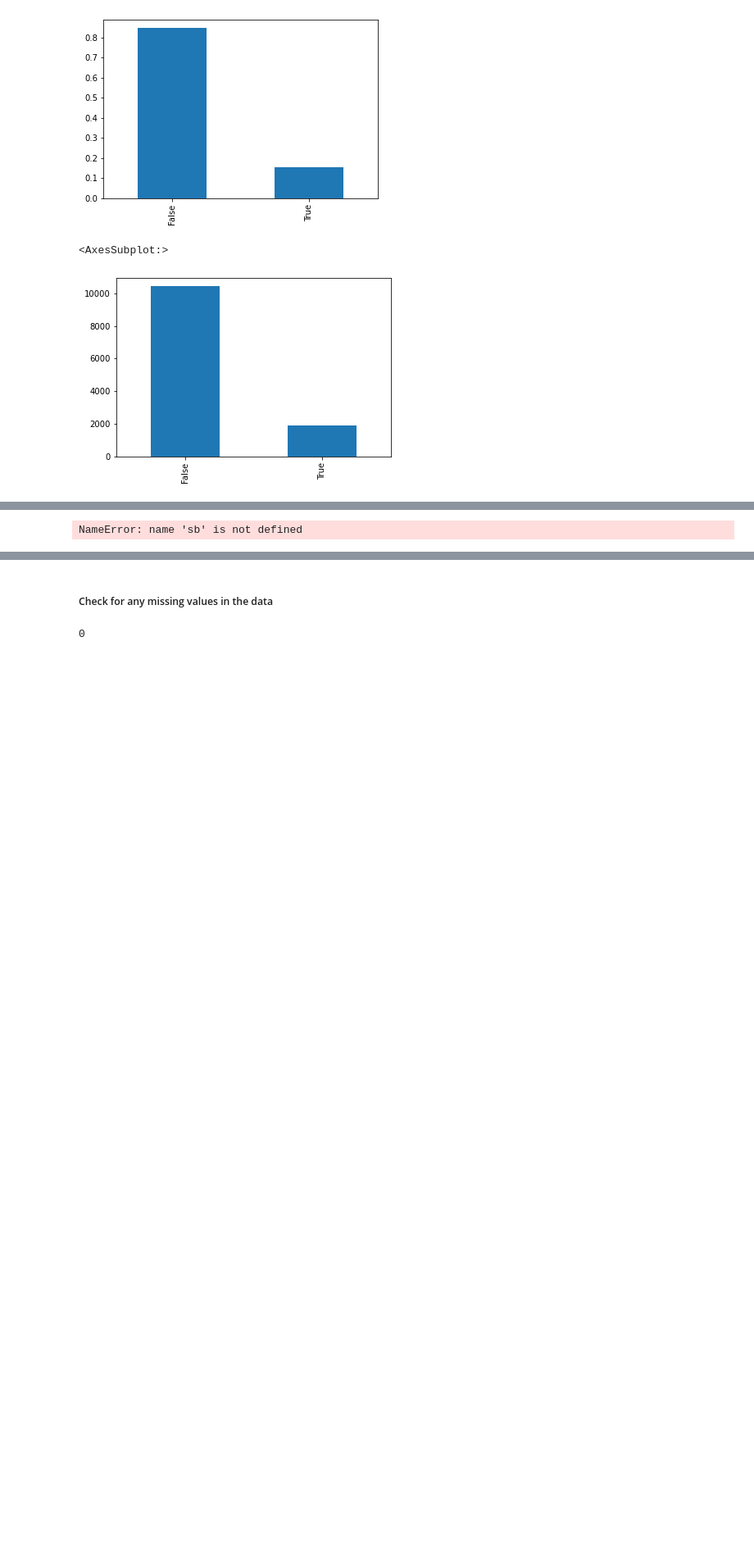
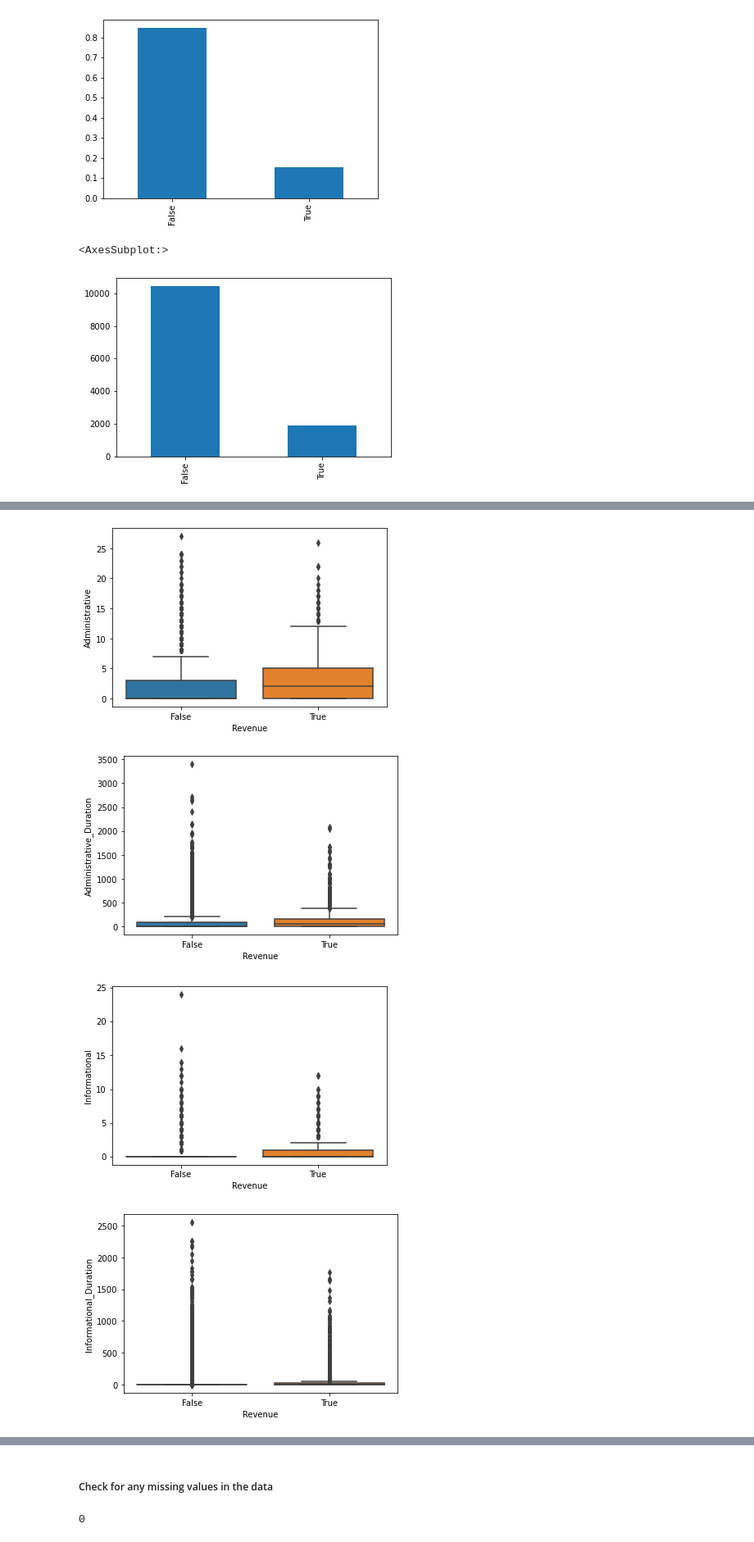
Before and after one commit to paridadibya/USL, a Jupyter notebook: USL Project.ipynb, the cells around one changed output, grey strips where cells are left out. Shown at 82% size. Cells and saved outputs as stored; diff of their text form; code cells hidden in the pictures; blank space fills up the shorter version.

```diff
--- a/USL Project.ipynb
+++ b/USL Project.ipynb
@@ -73,8 +79,11 @@ NameError: name 'sb' is not defined
 # %%
 # understand the distrubution of each numeric data for each level in Revenue
 
 for i in num_data.columns:
-    sb.boxplot(df['Revenue'],df[i])
+    sns.boxplot(df['Revenue'],df[i])
     plt.show()
 # %% [output]
-NameError: name 'sb' is not defined
+[figure, added]
+[figure, added]
+[figure, added]
+[figure, added]
```
Also changed, not shown: parts of 4 cells of this notebook.
